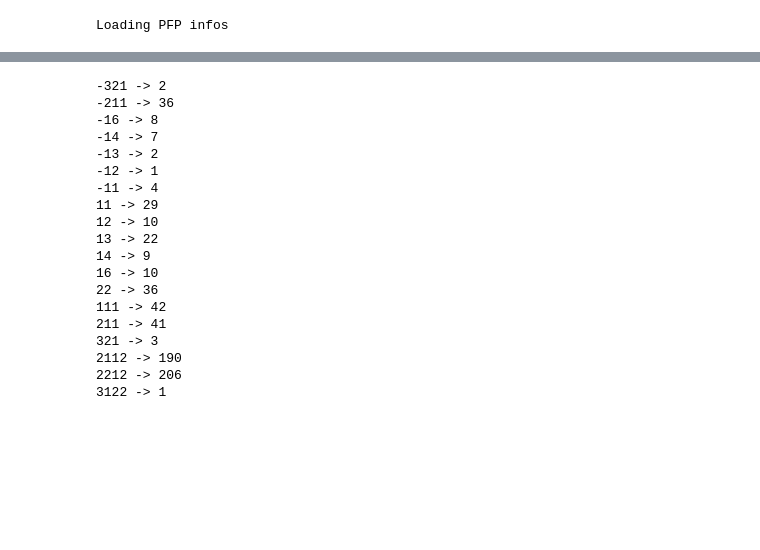
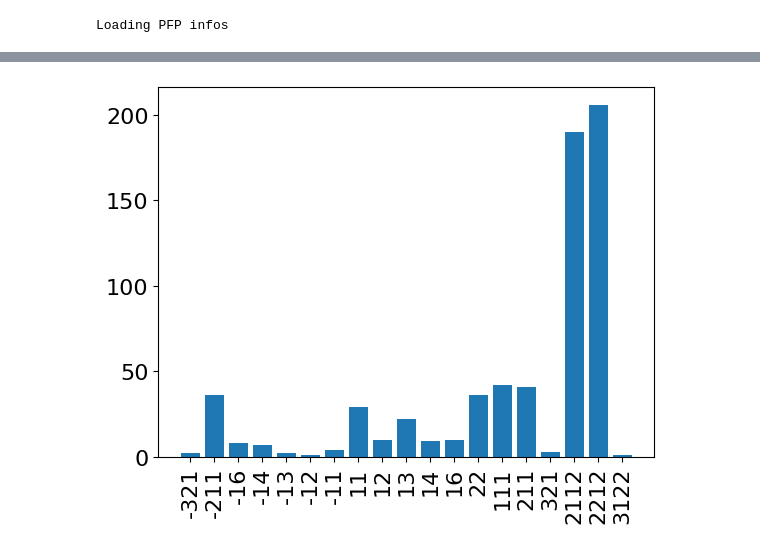
Before and after one commit to DUNE/atmospherics-tools, a Jupyter notebook: example-notebooks/very_basic_anatree_example.ipynb, the cells around one changed output, grey strips where cells are left out. Drawn from its saved outputs; the diff is of its cells as text; code cells hidden in the pictures; blank space fills up the shorter version.

```diff
--- a/example-notebooks/very_basic_anatree_example.ipynb
+++ b/example-notebooks/very_basic_anatree_example.ipynb
@@ -78,25 +78,9 @@ shape: (444, 15)
 | 74257901 | 1 | 37400 | 1 | 1 | 1 | -1 | 0 | ... |
 # %%
 pdg, count = np.unique(anatree.geant['pdg_geant'], return_counts=True)
-for p, c in zip(pdg, count):
-    print(p, "->", c)
+pdg = [str(p) for p in pdg]
+plt.bar(pdg, count)
+plt.xticks(rotation=90)
+print()
 # %% [output]
--321 -> 2
--211 -> 36
--16 -> 8
--14 -> 7
--13 -> 2
--12 -> 1
--11 -> 4
-11 -> 29
-12 -> 10
-13 -> 22
-14 -> 9
-16 -> 10
-22 -> 36
-111 -> 42
-211 -> 41
-321 -> 3
-2112 -> 190
-2212 -> 206
-3122 -> 1
+[figure, added]
```
Also changed, not shown: 1 other file.
